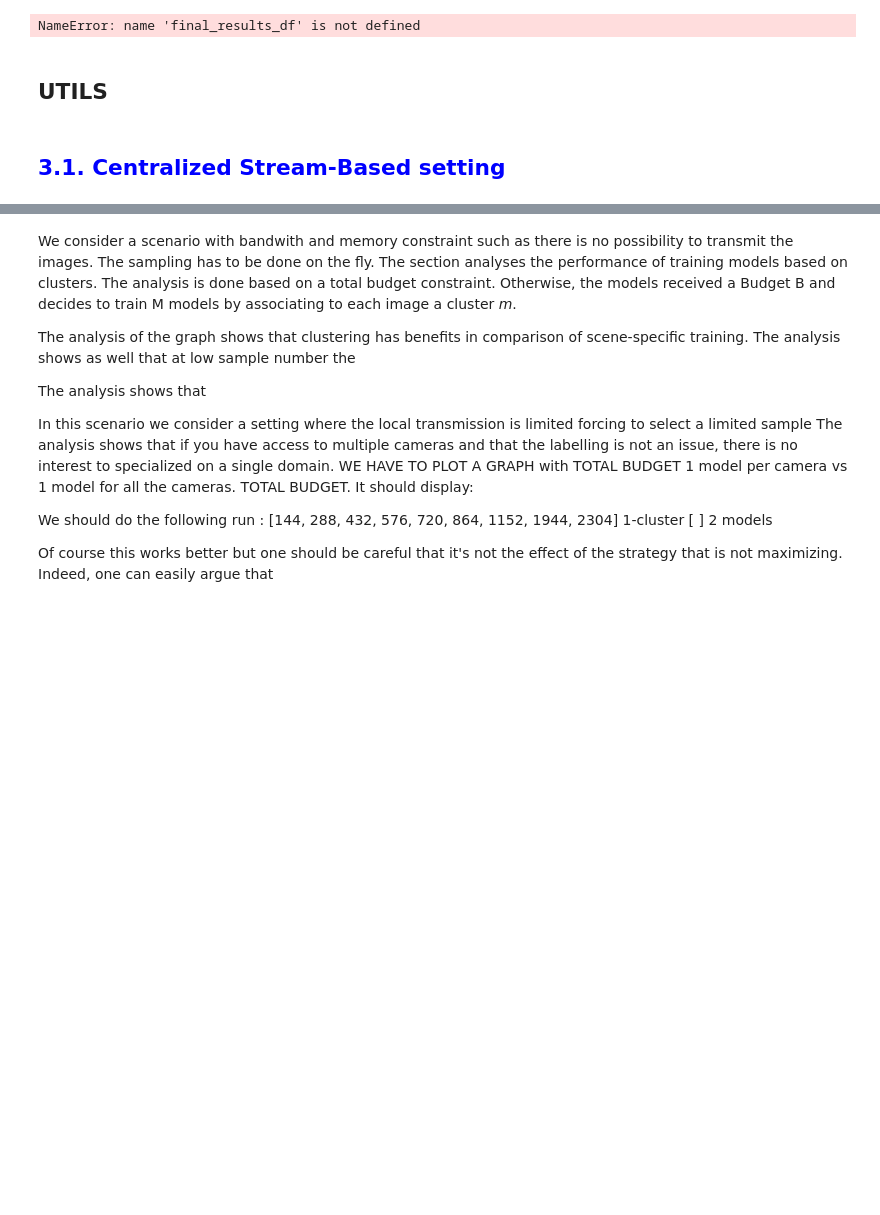
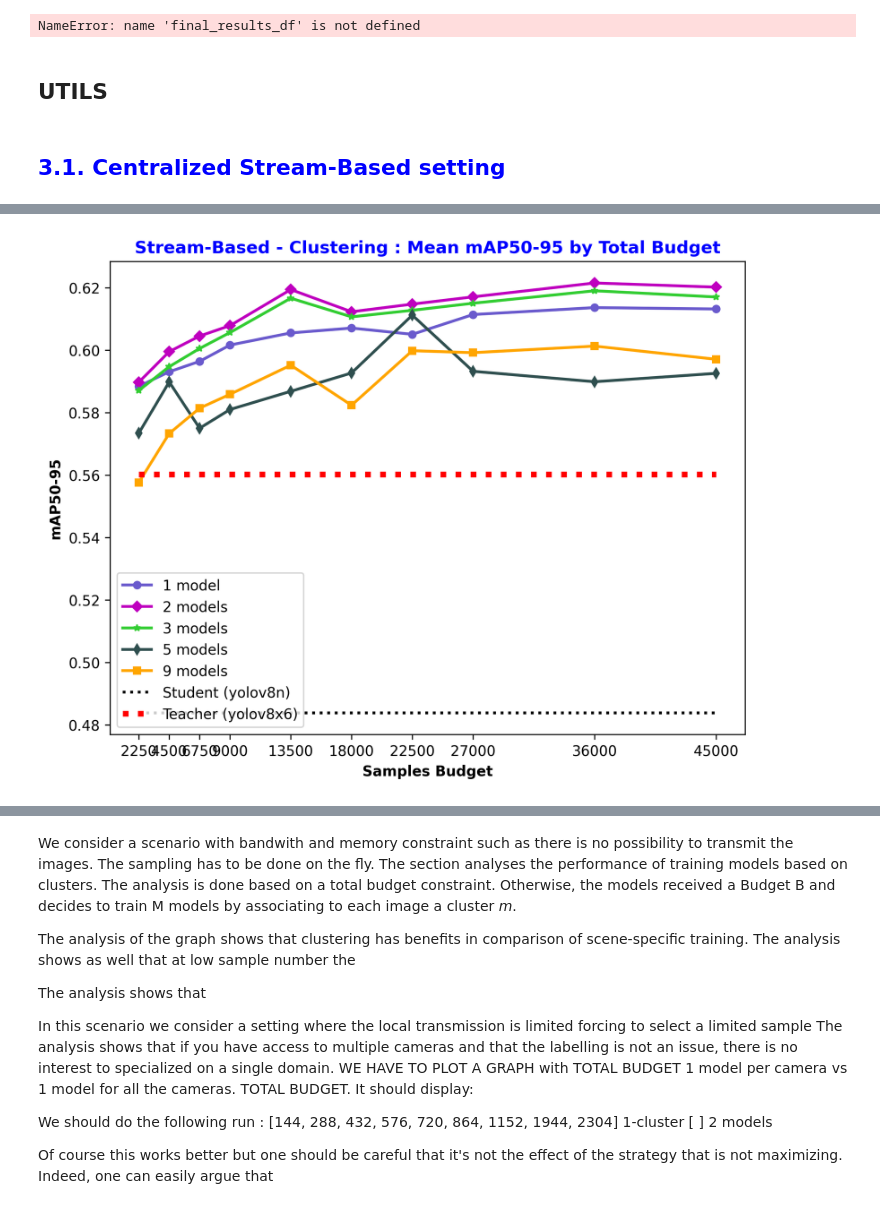
Before and after one commit to manjahdani/CSBAD, a Jupyter notebook: visualization_tools/analysis_journal.ipynb, the cells around one changed output, grey strips where cells are left out. Saved outputs shown, nothing was run; the diff lists cells and outputs as text; code cells hidden in the pictures; blank space fills up the shorter version.

```diff
--- a/visualization_tools/analysis_journal.ipynb
+++ b/visualization_tools/analysis_journal.ipynb
@@ -1086,7 +1095,7 @@ NameError: name 'final_results_df' is not defined
 # %% [markdown]
 <h2> UTILS </h2>
 # %%
-def total_samples_cluster(cam_week_tuples, strategy, samples, df, df_multistream, dom_periods):
+def total_samples_cluster(cam_week_tuples, strategy, samples, df, dom_periods):
     # Create an empty DataFrame
     result_df = pd.DataFrame()
 
@@ -1117,7 +1126,7 @@ def total_samples_cluster(cam_week_tuples, strategy, samples, df, df_multistream
                 data2["target_domain"]=cam
                 in_cameras, b, c, d= process_domains_periods(cls['source_domain'], cls['source_period'], restricted_dom_periods)
                 number_of_samples = len(in_cameras)*sample
-                _,cluster_mean,_=filter_df(df_multistream,
+                _,cluster_mean,_=filter_df(df,
                                            strategies=[strategy],
                                            source_domains=[cls['source_domain']],
                                            source_periods=[cls['source_period']],
@@ -1178,0 +1188,31 @@ display(result_df_cluster_sb)
+# %%
+df_clustering_largesb = total_samples_cluster(restricted_dom_periods,
+                                         'thresholded09160-top-confidence-max',
+                                         samples_large, df_all, restricted_dom_periods)
+
+total_samples_sb = [x * 9 for x in samples_large]
+cluster_strategy_styles = {
+    '1-models': {'color': 'slateblue', 'marker': 'o','label':'1 model'},
+    '2-models': {'color': 'm', 'marker': 'D','label':'2 models'},
+    '3-models': {'color': 'limegreen', 'marker': '*','label':'3 models'},
+    '5-models': {'color': 'darkslategray', 'marker': 'd','label':'5 models'},
+    '9-models': {'color': 'orange', 'marker': 's','label':'9 models'},
+}
+plot_style={
+    'tick_positions' : total_samples_sb,
+    'tick_labels':[str(value) for value in total_samples_sb],
+    'title': 'Stream-Based - Clustering : Mean mAP50-95 by Total Budget',
+    'setGrid': False,
+    'filename':"E:\Download\images-journal\clusteringstream-based.pdf"
+}
+
+benchmark_strategies_plot(df_clustering_largesb,
+                          strategy_styles=cluster_strategy_styles,
+                          baseline_df=df_baseline_default,
+                          baseline_styles=baseline_styles_default,
+                          plot_style=plot_style)
+
+result_df_cluster_largesb = compute_pivot_tables(df_clustering_largesb)
+display(result_df_cluster_largesb)
+# %% [output]
+[figure, added]
```
Also changed, not shown: parts of 13 cells of this notebook.
